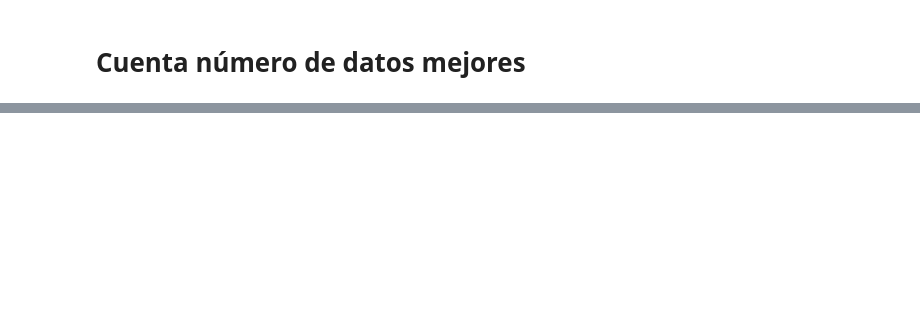
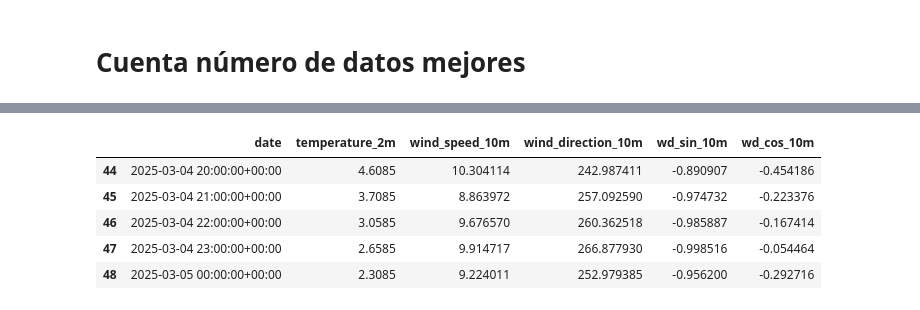
Before and after one commit to Lucia1009/TFG-Plataforma-para-la-prediccion-de-potencia-electrica-generada-en-parques-eolicos, a Jupyter notebook: modelos/Comparacion_modelos_series_temporales.ipynb, the cells around one changed output, grey strips where cells are left out. Saved outputs shown, nothing was run; the diff lists cells and outputs as text; code cells hidden in the pictures; blank space fills up the shorter version.

```diff
--- a/modelos/Comparacion_modelos_series_temporales.ipynb
+++ b/modelos/Comparacion_modelos_series_temporales.ipynb
@@ -550,4 +677,5 @@ print(models_pred['best_match']['date'].min())
 print(models_hist['best_match']['date'].max())
 print(models_pred['best_match']['date'].max())
 
-models_pred['ecmwf_ifs04'].tail()
+models_pred['best_match'].tail()
+# %% [output]
@@ -554 +686,7 @@ models_pred['ecmwf_ifs04'].tail()
+|  | date | temperature_2m | wind_speed_10m | wind_direction_10m | wd_sin_10m | wd_cos_10m |
+| 44 | 2025-03-04 20:00:00+00:00 | 4.6085 | 10.304114 | 242.987411 | -0.890907 | -0.454186 |
+| 45 | 2025-03-04 21:00:00+00:00 | 3.7085 | 8.863972 | 257.092590 | -0.974732 | -0.223376 |
+| 46 | 2025-03-04 22:00:00+00:00 | 3.0585 | 9.676570 | 260.362518 | -0.985887 | -0.167414 |
+| 47 | 2025-03-04 23:00:00+00:00 | 2.6585 | 9.914717 | 266.877930 | -0.998516 | -0.054464 |
+| 48 | 2025-03-05 00:00:00+00:00 | 2.3085 | 9.224011 | 252.979385 | -0.956200 | -0.292716 |
 # %%
```
Also changed, not shown: parts of 19 cells of this notebook.
